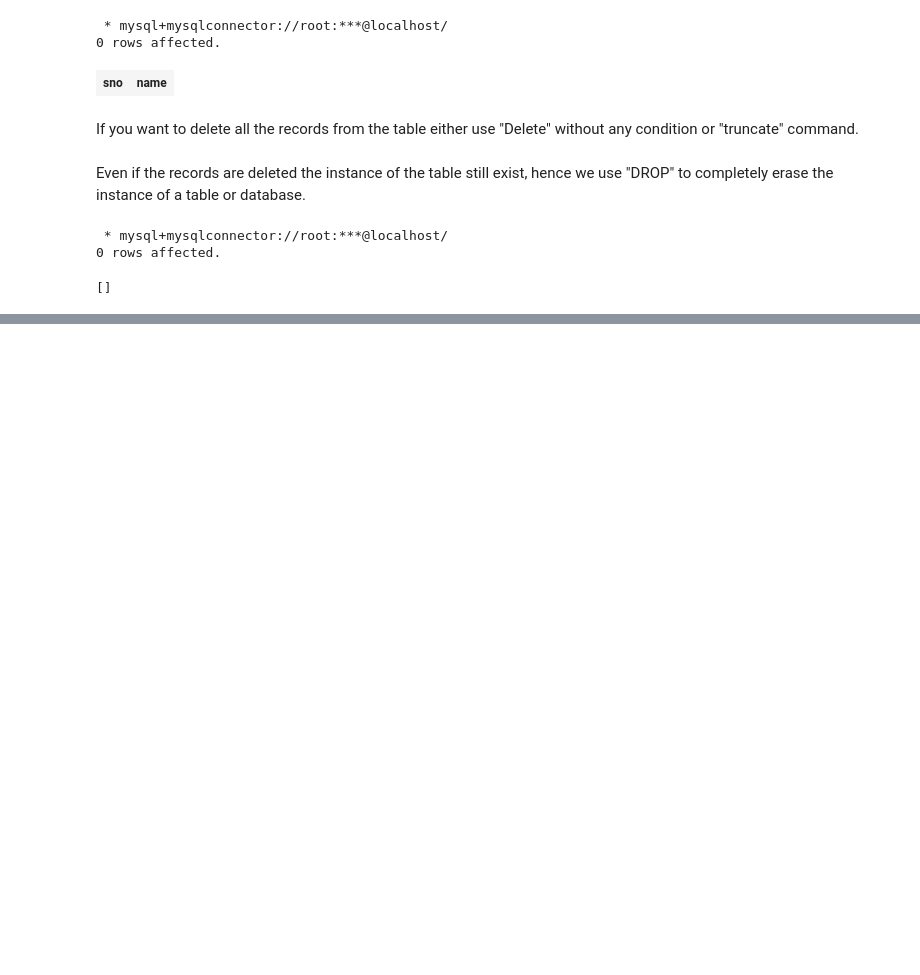
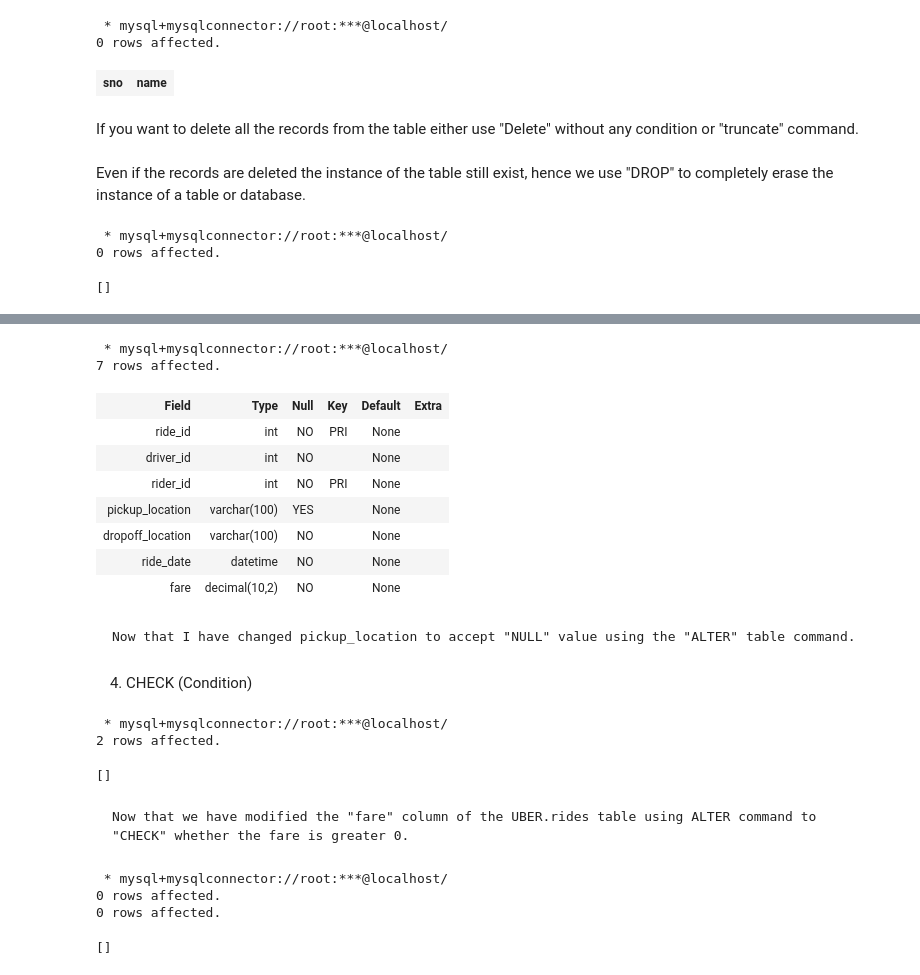
Before and after one commit to LShreeChaithanya/Solid_fundamentals_SQL, a Jupyter notebook: sql_learning.ipynb, the cells around one changed output, grey strips where cells are left out. Saved outputs shown, nothing was run; the diff lists cells and outputs as text; code cells hidden in the pictures; blank space fills up the shorter version.

```diff
--- a/sql_learning.ipynb
+++ b/sql_learning.ipynb
@@ -277,0 +869,47 @@ show tables;
+# %%
+%%sql
+
+DESC UBER.rides;
+# %% [output]
+ * mysql+mysqlconnector://root:***@localhost/
+7 rows affected.
+| Field | Type | Null | Key | Default | Extra |
+| ride_id | int | NO | PRI | None |  |
+| driver_id | int | NO |  | None |  |
+| rider_id | int | NO | PRI | None |  |
+| pickup_location | varchar(100) | YES |  | None |  |
+| dropoff_location | varchar(100) | NO |  | None |  |
+| ride_date | datetime | NO |  | None |  |
+| fare | decimal(10,2) | NO |  | None |  |
+# %% [markdown]
+    Now that I have changed pickup_location to accept "NULL" value using the "ALTER" table command.
+# %% [markdown]
+4) CHECK (Condition)
+# %%
+%%sql
+
+
+ALTER TABLE UBER.rides MODIFY COLUMN fare DECIMAL (10,2) CHECK (fare>0);
+# %% [output]
+ * mysql+mysqlconnector://root:***@localhost/
+2 rows affected.
+[]
+# %% [markdown]
+    Now that we have modified the "fare" column of the UBER.rides table using ALTER command to "CHECK" whether the fare is greater 0.
+# %%
+%%sql
+DROP TABLE UBER.rides;
+CREATE TABLE UBER.rides (
+    ride_id INT ,
+    driver_id INT NOT NULL,
+    rider_id INT NOT NULL,
+    pickup_location VARCHAR(100) NOT NULL,
+    dropoff_location VARCHAR(100) NOT NULL,
+    ride_date DATETIME NOT NULL,
+    fare DECIMAL(10, 2) CHECK (fare>0)
+);
+# %% [output]
+ * mysql+mysqlconnector://root:***@localhost/
+0 rows affected.
+0 rows affected.
+[]
```
Also changed, not shown: parts of 113 cells of this notebook.
